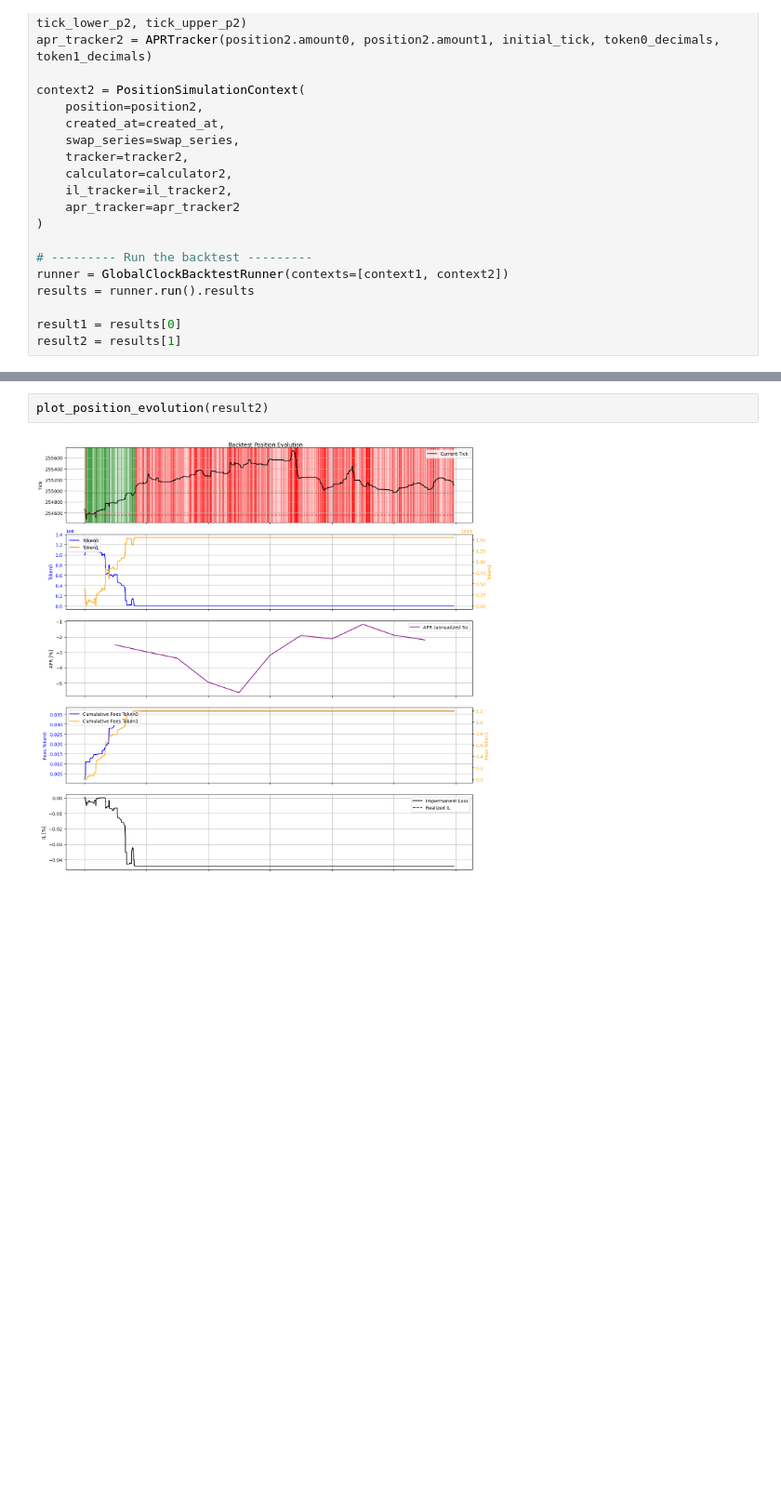
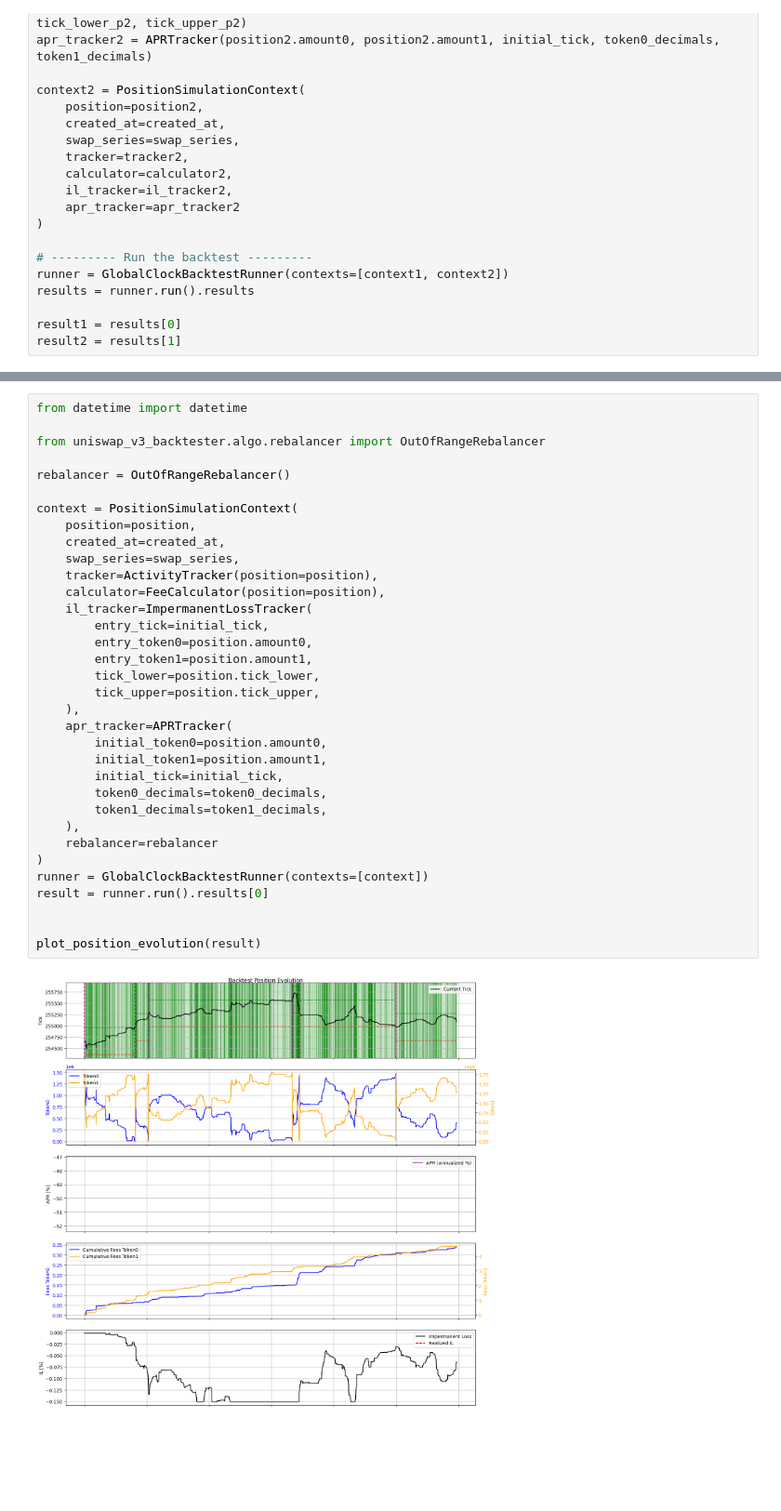
Before and after one commit to youssefGha98/uni-v3-backtester, a Jupyter notebook: src/uniswap_v3_backtester/test.ipynb, the cells around one changed output, grey strips where cells are left out. Shown at 93% size. Saved outputs shown, nothing was run; the diff lists cells and outputs as text; blank space fills up the shorter version.

Commit message:
added rebalancer in tests

```diff
--- a/src/uniswap_v3_backtester/test.ipynb
+++ b/src/uniswap_v3_backtester/test.ipynb
@@ -211,4 +213,36 @@ plot_position_evolution(result1)
-# %%
-plot_position_evolution(result2)
-# %% [output]
-[figure, removed]
+# %%
+from datetime import datetime
+
+from uniswap_v3_backtester.algo.rebalancer import OutOfRangeRebalancer
+
+rebalancer = OutOfRangeRebalancer()
+
+context = PositionSimulationContext(
+    position=position,
+    created_at=created_at,
+    swap_series=swap_series,
+    tracker=ActivityTracker(position=position),
+    calculator=FeeCalculator(position=position),
+    il_tracker=ImpermanentLossTracker(
+        entry_tick=initial_tick,
+        entry_token0=position.amount0,
+        entry_token1=position.amount1,
+        tick_lower=position.tick_lower,
+        tick_upper=position.tick_upper,
+    ),
+    apr_tracker=APRTracker(
+        initial_token0=position.amount0,
+        initial_token1=position.amount1,
+        initial_tick=initial_tick,
+        token0_decimals=token0_decimals,
+        token1_decimals=token1_decimals,
+    ),
+    rebalancer=rebalancer
+)
+runner = GlobalClockBacktestRunner(contexts=[context])
+result = runner.run().results[0]
+
+
+plot_position_evolution(result)
+# %% [output]
+[figure, added]
```
Also changed, not shown: parts of 2 cells of this notebook, 1 other file.
